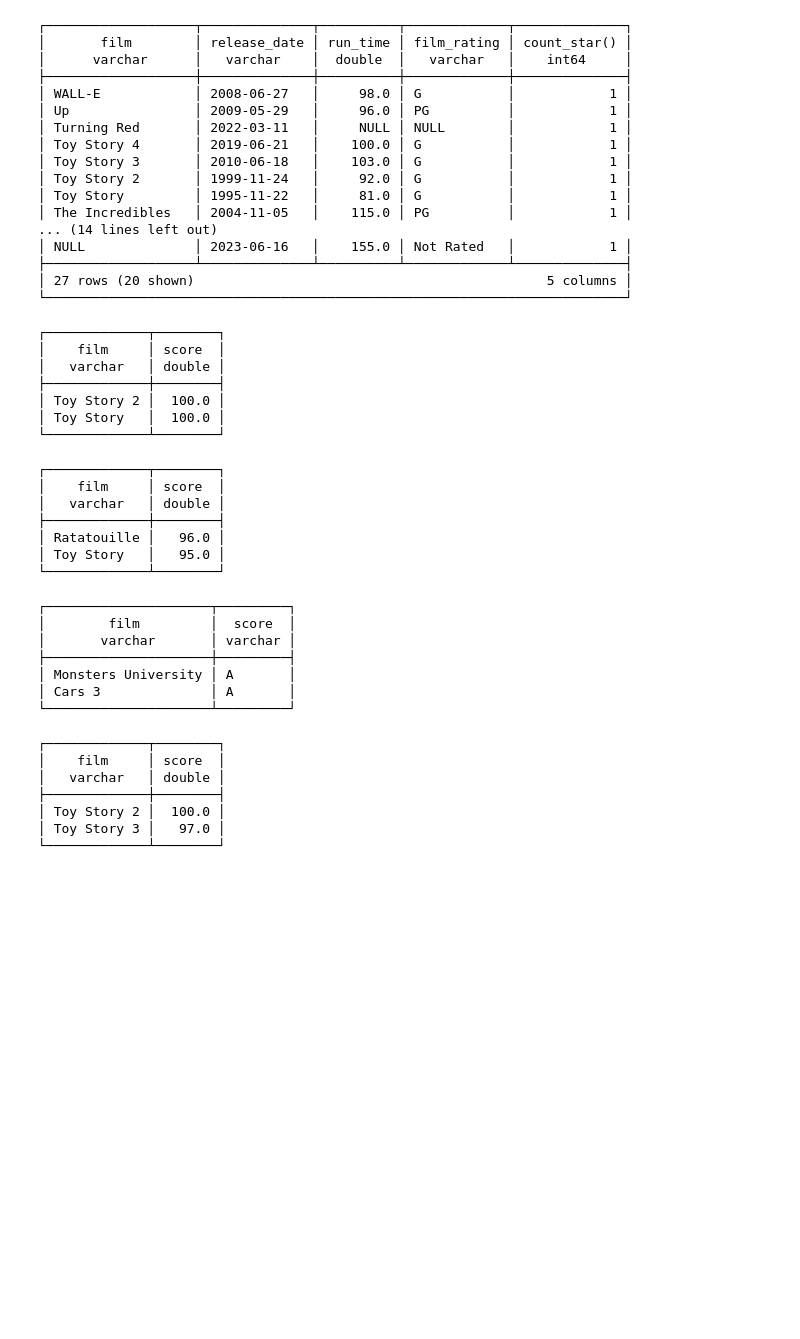
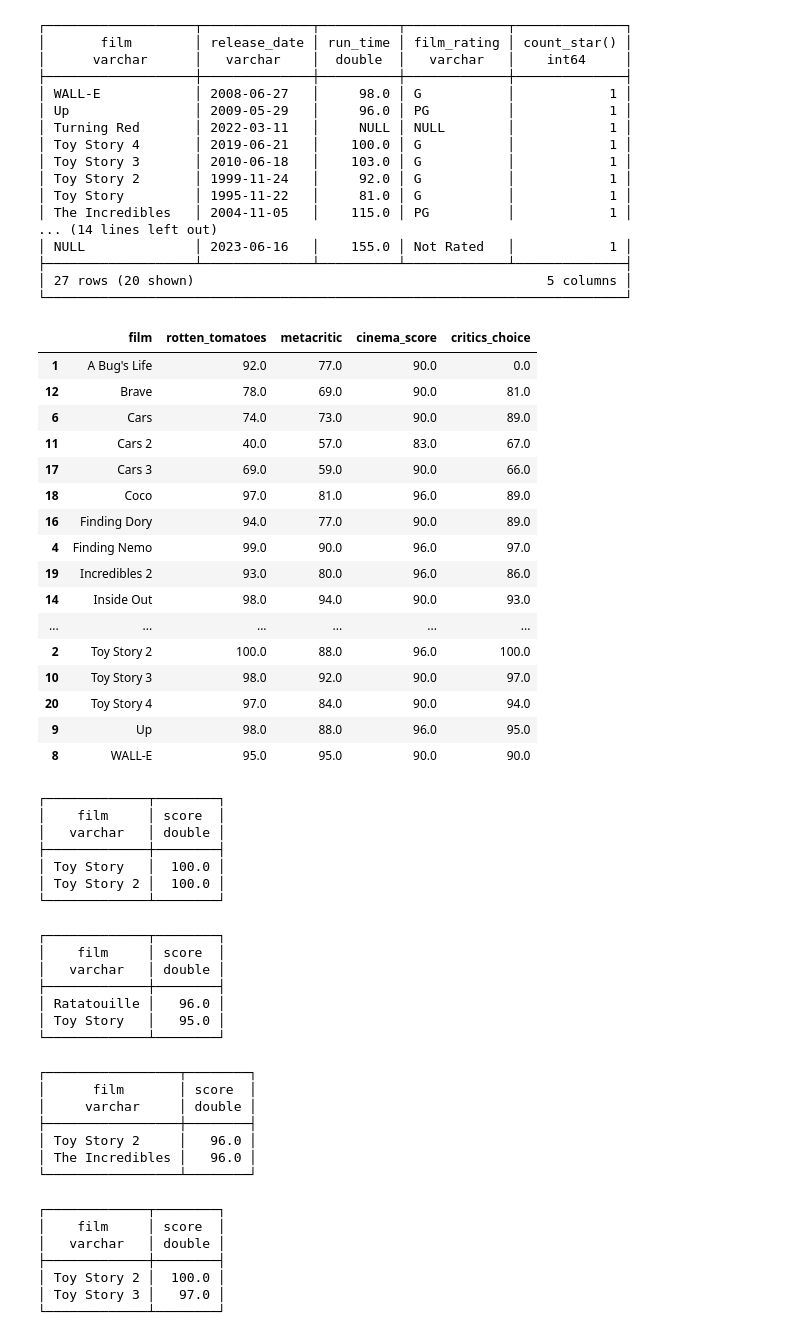
Before and after one commit to CatherineNjeNjenga/data_engineering, a Jupyter notebook: pixarfilms.ipynb, the cells around one changed output. Drawn from its saved outputs; the diff is of its cells as text; code cells hidden in the pictures; blank space fills up the shorter version.

```diff
--- a/pixarfilms.ipynb
+++ b/pixarfilms.ipynb
@@ -89,6 +86,55 @@ cn.sql("select film, release_date, run_time, filM_rating, count(*) from pixar_da
 ├───────────────────┴──────────────┴──────────┴─────────────┴──────────────┤
 │ 27 rows (20 shown)                                             5 columns │
 └──────────────────────────────────────────────────────────────────────────┘
+# %%
+public_response = pandas.read_csv('https://raw.githubusercontent.com/rfordatascience/tidytuesday/main/data/2025/2025-03-11/public_response.csv')
+def classify_value(value):
+    match value:
+        case "A+":
+            return 96.0
+        case "A":
+            return 90.0
+        case "A-":
+            return 83.0
+        case _: # default case
+            return 0
+public_response['cinema_score'] = public_response['cinema_score'].apply(classify_value)
+# public_response
+
+# clean data
+
+# Fill NaN values in 'critics_choice' with 0 for plotting (you can choose another value if preferred)
+public_response['critics_choice'] = public_response['critics_choice'].fillna(0)
+
+# Convert the cinema score letter ratings to average numeric ratings
+
+# public_response['cinema_score'] =
+
+# Drop the row where the film is 'Luca'
+# It has NaN value for each category
+public_response = public_response[public_response['film'] != 'Luca']
+
+# Sort the films alphabetically or by any other criteria (optional)
+sorted_films = public_response.sort_values('film')
+sorted_films
+# %% [output]
+|  | film | rotten_tomatoes | metacritic | cinema_score | critics_choice |
+| 1 | A Bug's Life | 92.0 | 77.0 | 90.0 | 0.0 |
+| 12 | Brave | 78.0 | 69.0 | 90.0 | 81.0 |
+| 6 | Cars | 74.0 | 73.0 | 90.0 | 89.0 |
+| 11 | Cars 2 | 40.0 | 57.0 | 83.0 | 67.0 |
+| 17 | Cars 3 | 69.0 | 59.0 | 90.0 | 66.0 |
+| 18 | Coco | 97.0 | 81.0 | 96.0 | 89.0 |
+| 16 | Finding Dory | 94.0 | 77.0 | 90.0 | 89.0 |
+| 4 | Finding Nemo | 99.0 | 90.0 | 96.0 | 97.0 |
+| 19 | Incredibles 2 | 93.0 | 80.0 | 96.0 | 86.0 |
+| 14 | Inside Out | 98.0 | 94.0 | 90.0 | 93.0 |
+| ... | ... | ... | ... | ... | ... |
+| 2 | Toy Story 2 | 100.0 | 88.0 | 96.0 | 100.0 |
+| 10 | Toy Story 3 | 98.0 | 92.0 | 90.0 | 97.0 |
+| 20 | Toy Story 4 | 97.0 | 84.0 | 90.0 | 94.0 |
+| 9 | Up | 98.0 | 88.0 | 96.0 | 95.0 |
+| 8 | WALL-E | 95.0 | 95.0 | 90.0 | 90.0 |
 # %%
 # Which films have the highest score in each rating system?
 # rotten_tomatoes
@@ -105,7 +151,7 @@ cn.sql("select pixar.film, max(response.rotten_tomatoes) as score from pixar_dat
 │    film     │ score  │
 │   varchar   │ double │
 ├─────────────┼────────┤
+│ Toy Story   │  100.0 │
 │ Toy Story 2 │  100.0 │
-│ Toy Story   │  100.0 │
 └─────────────┴────────┘
 # %%
@@ -119,13 +166,14 @@ cn.sql("select pixar.film, max(response.metacritic) as score from pixar_data pix
 │ Toy Story   │   95.0 │
 └─────────────┴────────┘
 # %%
-cn.sql("select pixar.film, max(response.cinema_score) as score from pixar_data pixar join response_data response on pixar.film = response.film group by pixar.film order by max(response.cinema_score)limit 2")
+# cinema score
+cn.sql("select pixar.film, max(response.cinema_score) as score from pixar_data pixar join response_data response on pixar.film = response.film group by pixar.film order by max(response.cinema_score) desc limit 2")
 # %% [output]
-┌─────────────────────┬─────────┐
-│        film         │  score  │
-│       varchar       │ varchar │
-├─────────────────────┼─────────┤
-│ Monsters University │ A       │
-│ Cars 3              │ A       │
-└─────────────────────┴─────────┘
+┌─────────────────┬────────┐
+│      film       │ score  │
+│     varchar     │ double │
+├─────────────────┼────────┤
+│ Toy Story 2     │   96.0 │
+│ The Incredibles │   96.0 │
+└─────────────────┴────────┘
 # %%
```
Also changed, not shown: parts of 16 cells of this notebook, 2 other files.
